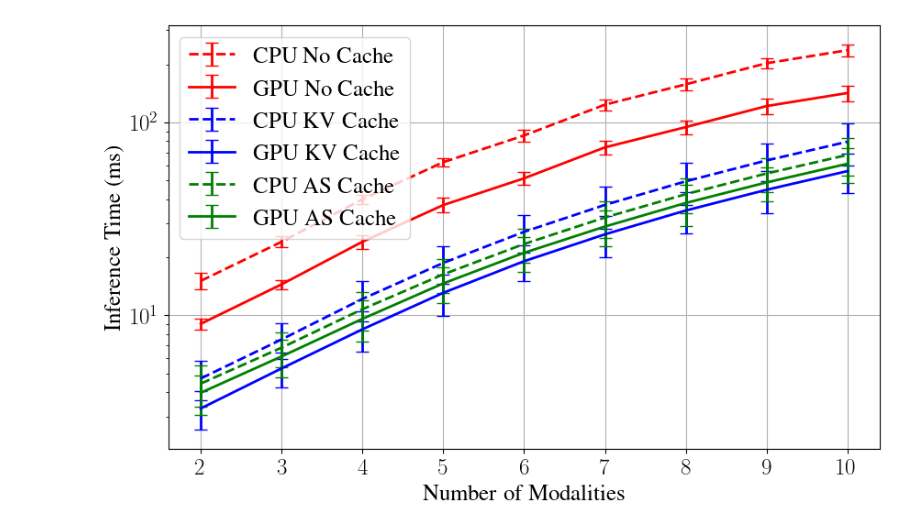
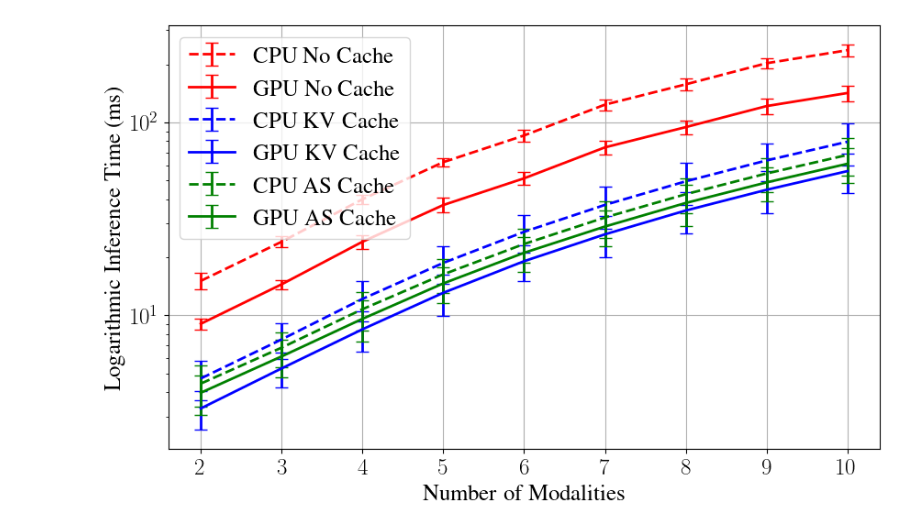
Before and after one commit to WillPowellUk/Modular-Multimodal-Stress-Detector, a Jupyter notebook: experiments/results/result_visuals.ipynb, the cells around one changed output. Cells and saved outputs as stored; diff of their text form; code cells hidden in the pictures.

```diff
--- a/experiments/results/result_visuals.ipynb
+++ b/experiments/results/result_visuals.ipynb
@@ -58,33 +58,36 @@ plt.errorbar(data_cleaned["Number of Modalities"], data_cleaned["CPU AS Cache"],
 
 # Plotting for GPU
 plt.errorbar(data_cleaned["Number of Modalities"], data_cleaned["GPU No Cache"],
              yerr=data_cleaned["GPU No Cache Std Dev"], fmt='r-', label="GPU No Cache", linewidth=2, capsize=5)
 plt.errorbar(data_cleaned["Number of Modalities"], data_cleaned["GPU KV Cache"],
              yerr=data_cleaned["GPU KV Cache Std Dev"], fmt='b-', label="GPU KV Cache", linewidth=2, capsize=5)
 plt.errorbar(data_cleaned["Number of Modalities"], data_cleaned["GPU AS Cache"],
              yerr=data_cleaned["GPU AS Cache Std Dev"], fmt='g-', label="GPU AS Cache", linewidth=2, capsize=5)
 
 # Adding labels and legend
 plt.xlabel("Number of Modalities", fontsize=18)
-plt.ylabel("Inference Time (ms)", fontsize=18)
+plt.ylabel("Logarithmic Inference Time (ms)", fontsize=18)
 plt.xticks(fontsize=18)
 plt.yticks(fontsize=18)
 
 # Set the y-axis to logarithmic scale
 plt.yscale('log')
 
 # Order legend by cache type
 handles, labels = plt.gca().get_legend_handles_labels()
 order = [0, 3, 1, 4, 2, 5]  # reds together, blues together, greens together
 plt.legend([handles[i] for i in order], [labels[i] for i in order], title_fontsize=20, fontsize=18, loc='upper left')
 
 plt.rcParams.update({
     "text.usetex": True,
     "font.family": "LMRoman10"
 })
 
 # Show the plot
 plt.grid(True)
-plt.show()
+# plt.show()
+
+save_path = 'graphs'
+plt.savefig(f'{save_path}/inference_time.pdf')  # Save as PDF file
 # %% [output]
-[figure, old version]
+[figure, new version]
```
Also changed, not shown: 1 other file.
